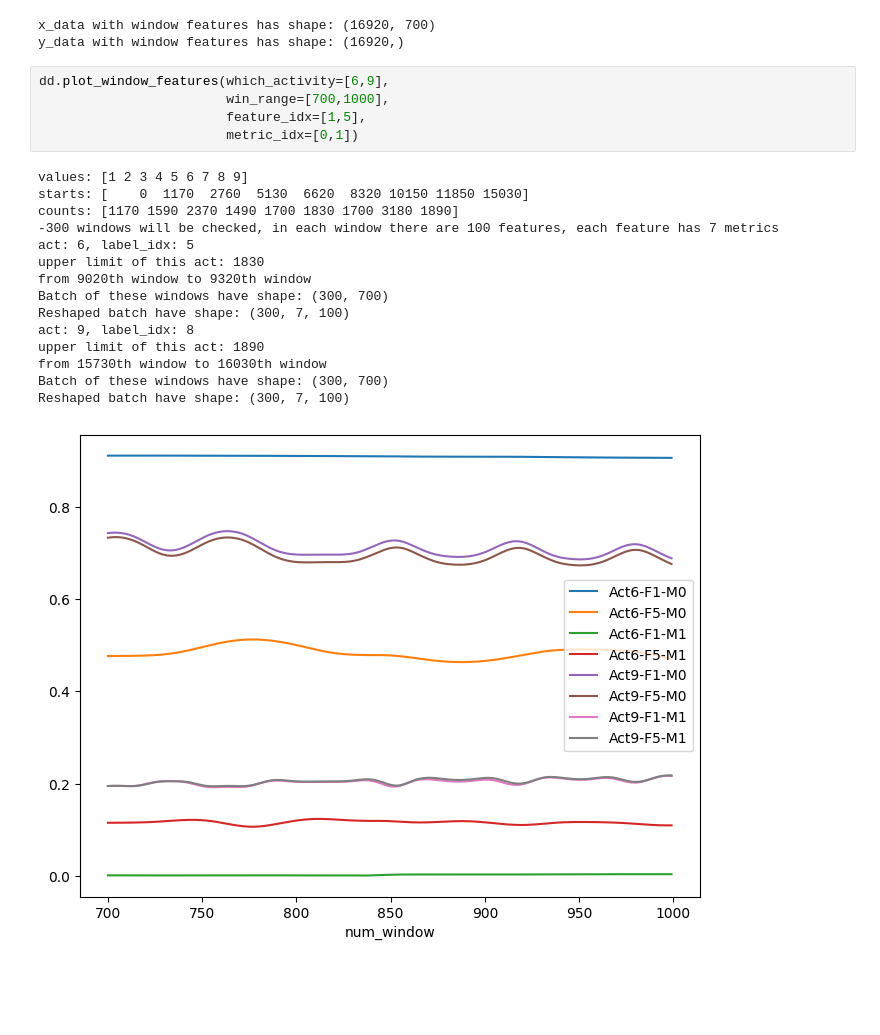
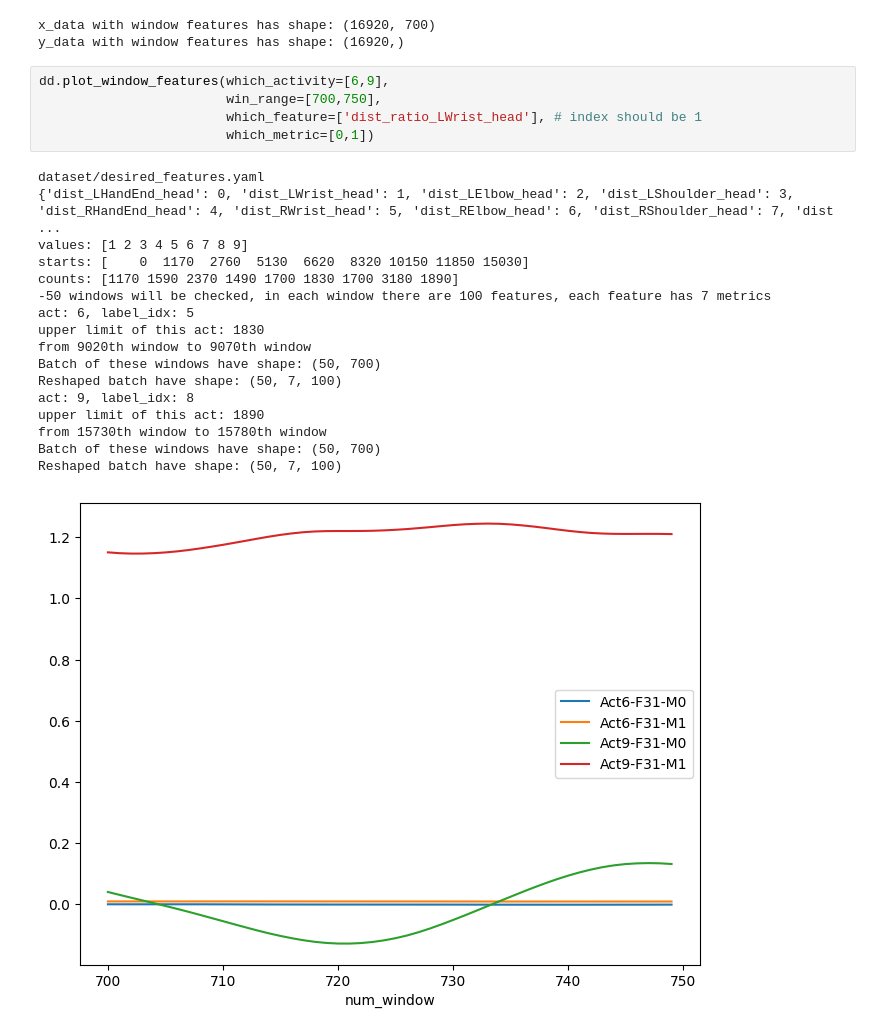
Before and after one commit to MyLovelyAxe/Motion_Classification_Thesis_IAW_RWTH, a Jupyter notebook: plot_features.ipynb, the cells around one changed output. Cells and saved outputs as stored; diff of their text form; blank space fills up the shorter version.

```diff
--- a/plot_features.ipynb
+++ b/plot_features.ipynb
@@ -18,25 +18,27 @@ x_data with window features has shape: (16920, 700)
 y_data with window features has shape: (16920,)
 # %%
 dd.plot_window_features(which_activity=[6,9],
-                        win_range=[700,1000],
-                        feature_idx=[1,5],
-                        metric_idx=[0,1])
+                        win_range=[700,750],
+                        which_feature=['dist_ratio_LWrist_head'], # index should be 1
+                        which_metric=[0,1])
 # %% [output]
+dataset/desired_features.yaml
+{'dist_LHandEnd_head': 0, 'dist_LWrist_head': 1, 'dist_LElbow_head': 2, 'dist_LShoulder_head': 3, 'dist_RHandEnd_head': 4, 'dist_RWrist_head': 5, 'dist_RElbow_head': 6, 'dist_RShoulder_head': 7, 'dist ...
 values: [1 2 3 4 5 6 7 8 9]
 starts: [    0  1170  2760  5130  6620  8320 10150 11850 15030]
 counts: [1170 1590 2370 1490 1700 1830 1700 3180 1890]
--300 windows will be checked, in each window there are 100 features, each feature has 7 metrics
+-50 windows will be checked, in each window there are 100 features, each feature has 7 metrics
 act: 6, label_idx: 5
 upper limit of this act: 1830
-from 9020th window to 9320th window
-Batch of these windows have shape: (300, 700)
-Reshaped batch have shape: (300, 7, 100)
+from 9020th window to 9070th window
+Batch of these windows have shape: (50, 700)
+Reshaped batch have shape: (50, 7, 100)
 act: 9, label_idx: 8
 upper limit of this act: 1890
-from 15730th window to 16030th window
-Batch of these windows have shape: (300, 700)
-Reshaped batch have shape: (300, 7, 100)
+from 15730th window to 15780th window
+Batch of these windows have shape: (50, 700)
+Reshaped batch have shape: (50, 7, 100)
-[figure, old version]
+[figure, new version]
 # %%
 dd.plot_window_features(which_activity=[2,5],
                         win_range=[900,1500],
```
Also changed, not shown: parts of 1 cell of this notebook, 2 other files.
